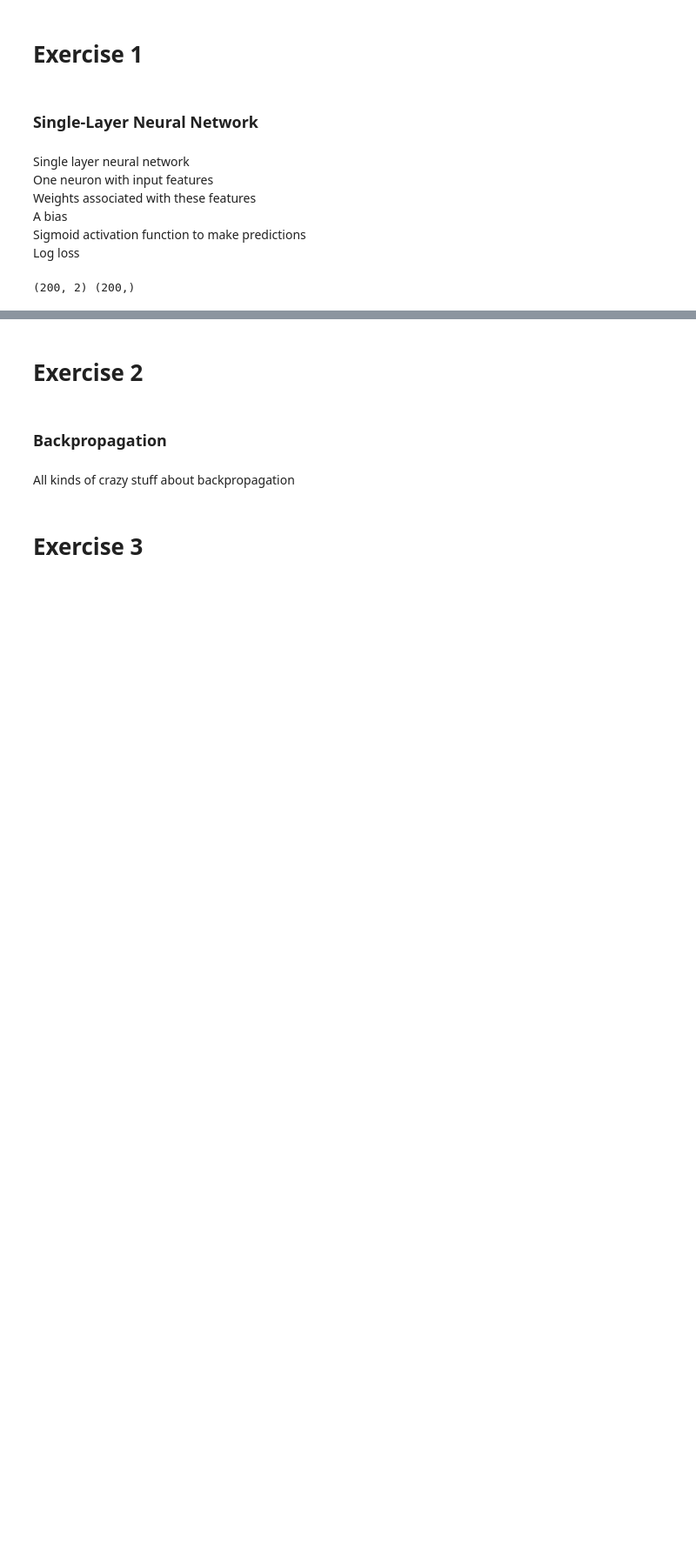
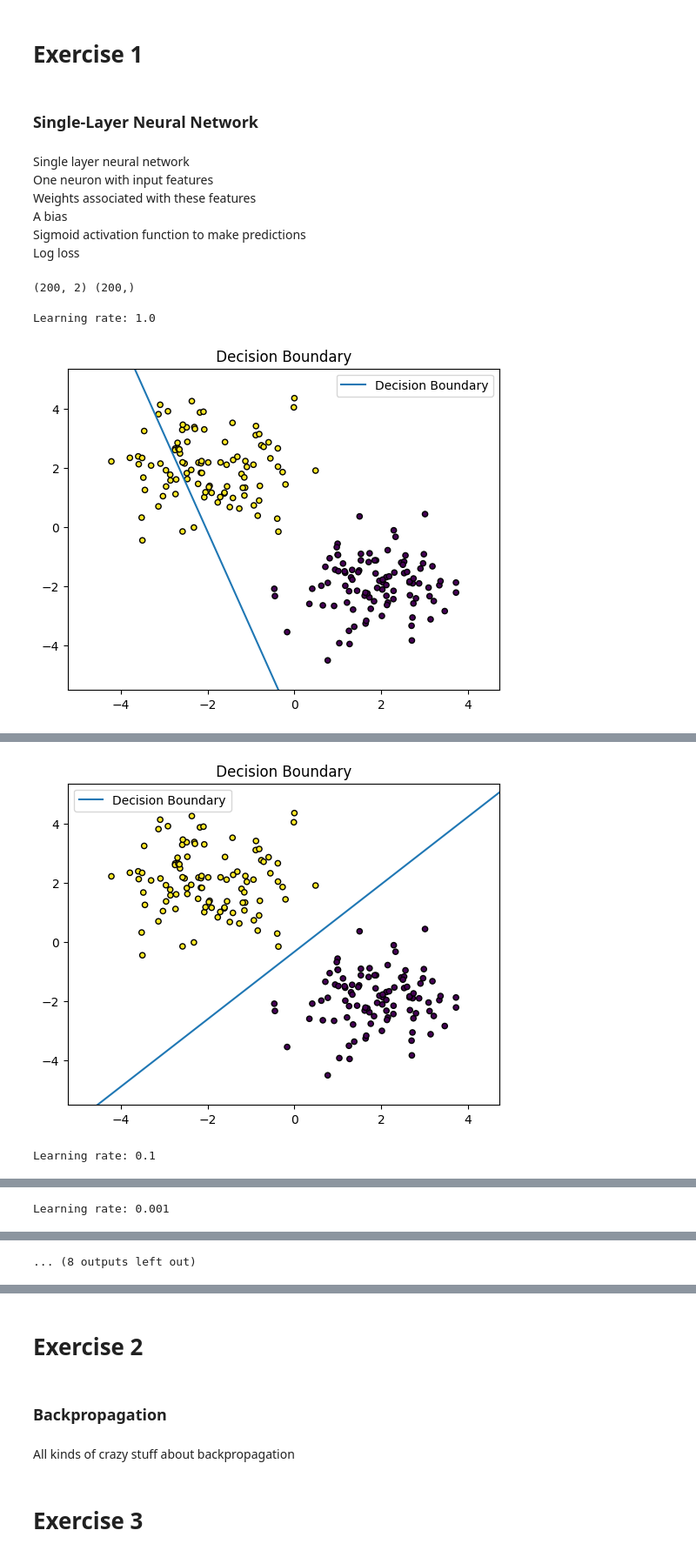
Before and after one commit to Cyrkryta/UCPH-ITDS-Assignments, a Jupyter notebook: Assignment-5/assignment5.ipynb, the cells around one changed output, grey strips where cells are left out. Shown at 87% size. Drawn from its saved outputs; the diff is of its cells as text; code cells hidden in the pictures; blank space fills up the shorter version.

```diff
--- a/Assignment-5/assignment5.ipynb
+++ b/Assignment-5/assignment5.ipynb
@@ -121,0 +138,9 @@ single_layer_nn = SingleLayerNN(input_dimensions=2)
+# %%
+learning_rates = [1.0, 0.1, 0.001, 0.0001, 0.00001]
+# %%
+for learning_rate in learning_rates:
+    single_layer_nn = SingleLayerNN(input_dimensions=2)
+    single_layer_nn.train(X=X, y=y, epochs=10, learning_rate=learning_rate)
+# %% [output]
+Learning rate: 1.0
+[figure, added]
@@ -121,0 +157,2 @@ single_layer_nn = SingleLayerNN(input_dimensions=2)
+[figure, added]
+Learning rate: 0.1
@@ -121,0 +171 @@ single_layer_nn = SingleLayerNN(input_dimensions=2)
+Learning rate: 0.001
@@ -122 +184,2 @@ single_layer_nn = SingleLayerNN(input_dimensions=2)
+... (8 outputs left out)
 # %%
```
Also changed, not shown: parts of 5 cells of this notebook, 2 other files.
